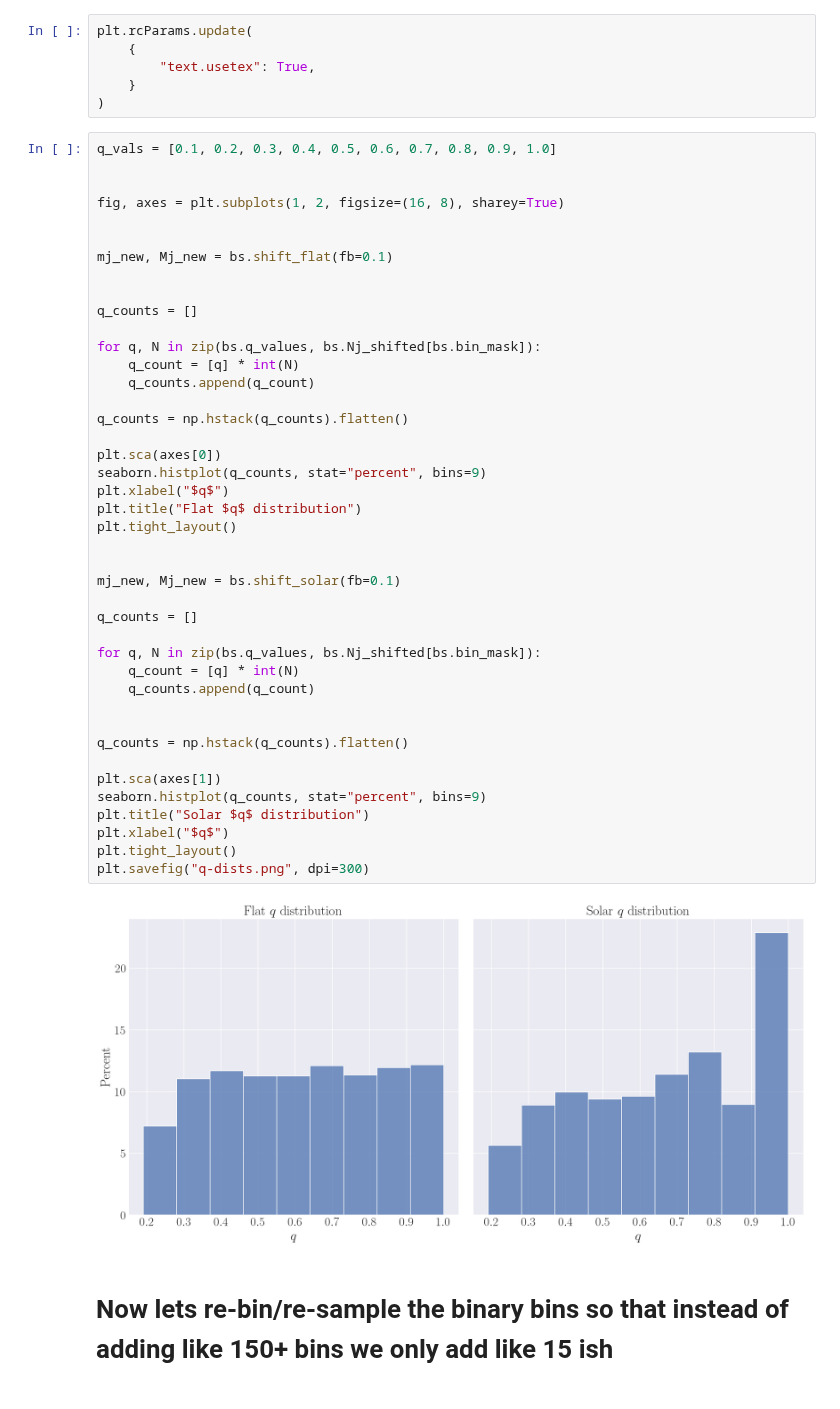
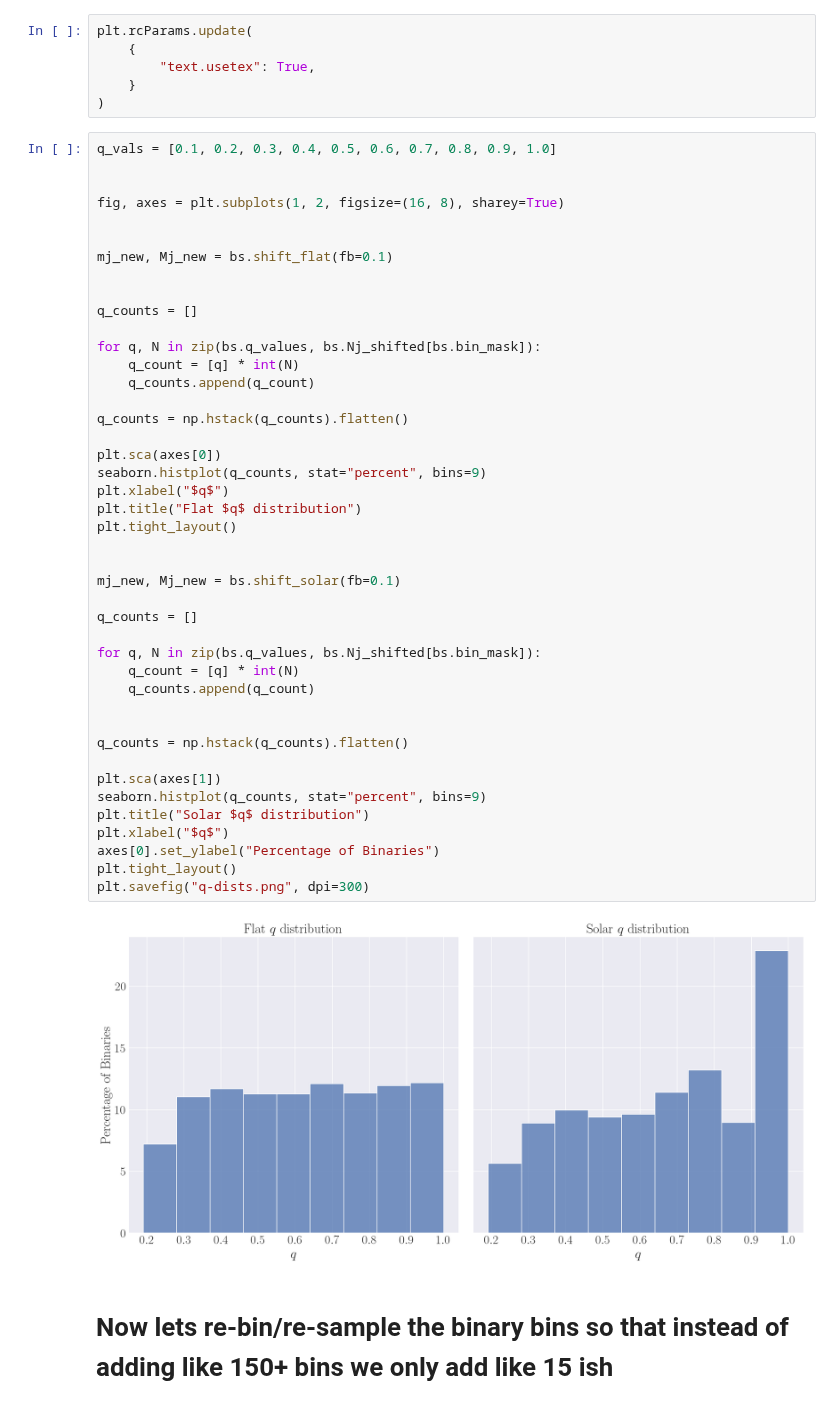
Before and after one commit to pjs902/honours-thesis, a Jupyter notebook: notebooks/binary-shift.ipynb, the cells around one changed output. Saved outputs shown, nothing was run; the diff lists cells and outputs as text.

Commit message:
more edits, clean up figures

```diff
--- a/notebooks/binary-shift.ipynb
+++ b/notebooks/binary-shift.ipynb
@@ -321,34 +321,35 @@ for q, N in zip(bs.q_values, bs.Nj_shifted[bs.bin_mask]):
     q_count = [q] * int(N)
     q_counts.append(q_count)
 
 q_counts = np.hstack(q_counts).flatten()
 
 plt.sca(axes[0])
 seaborn.histplot(q_counts, stat="percent", bins=9)
 plt.xlabel("$q$")
 plt.title("Flat $q$ distribution")
 plt.tight_layout()
 
 
 mj_new, Mj_new = bs.shift_solar(fb=0.1)
 
 q_counts = []
 
 for q, N in zip(bs.q_values, bs.Nj_shifted[bs.bin_mask]):
     q_count = [q] * int(N)
     q_counts.append(q_count)
 
 
 q_counts = np.hstack(q_counts).flatten()
 
 plt.sca(axes[1])
 seaborn.histplot(q_counts, stat="percent", bins=9)
 plt.title("Solar $q$ distribution")
 plt.xlabel("$q$")
+axes[0].set_ylabel("Percentage of Binaries")
 plt.tight_layout()
 plt.savefig("q-dists.png", dpi=300)
 # %% [output]
-[figure, old version]
+[figure, new version]
 # %% [markdown]
 # Now lets re-bin/re-sample the binary bins so that instead of adding like 150+ bins we only add like 15 ish
 # %%
```
Also changed, not shown: 18 other files.
